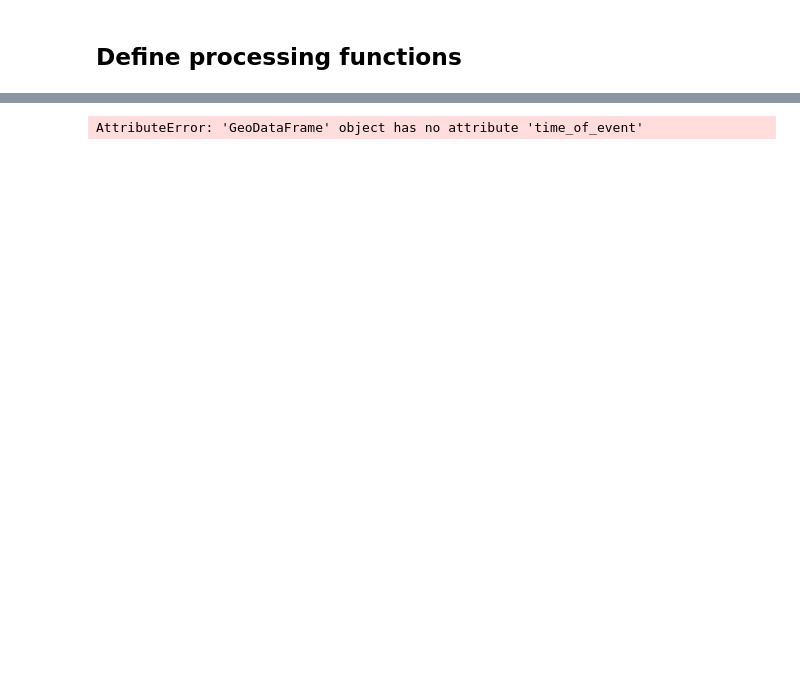
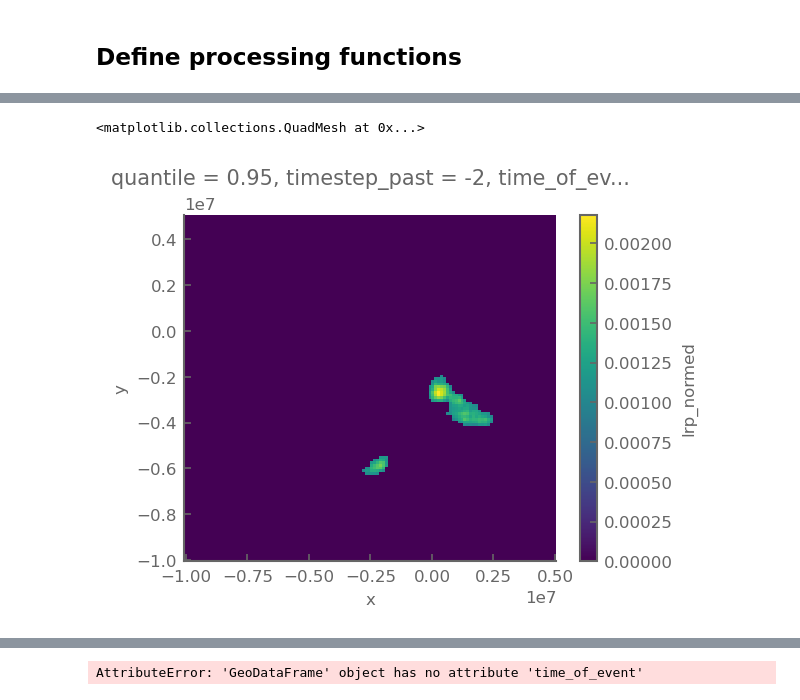
Before and after one commit to rguilcas/predict_rain_norway, a Jupyter notebook: diagnostics_newproj/paper/processing.ipynb, the cells around one changed output, grey strips where cells are left out. Cells and saved outputs as stored; diff of their text form; code cells hidden in the pictures; blank space fills up the shorter version.

```diff
--- a/diagnostics_newproj/paper/processing.ipynb
+++ b/diagnostics_newproj/paper/processing.ipynb
@@ -383,0 +511,19 @@ ValueError: GeoDataFrame contains multiple geometry columns but GeoDataFrame.to_
+# %%
+time_of_event = '2024-12-18'
+timestep_past=-2
+gdf_patches, data = segments_from_attribution_grid_watershed_v2(time_of_event,timestep_past, ds_attrs,abs_threshold = 0.001, rolling=5)
+data = data.rio.write_crs(proj)
+img = data.rolling(x=rolling, y=rolling, center=True).mean()
+img_filter = img.where(np.abs(img)>abs_threshold).fillna(0)
+img_filter = np.abs(img_filter)
+cyclones_gdf_day = get_cyclones_for_day(time_of_event, timestep_past)
+gdf_patches = attribution_patches_to_cyclones(gdf_patches, cyclones_gdf_day, buffer=500_000)
+gdf_patches_cyclones = group_cyclones(gdf_patches)
+gdf_patches_cyclones['time_of_event'] = time_of_event
+gdf_patches_cyclones['timestep_past'] = timestep_past
+
+fig, ax = plt.subplots()
+img_filter.plot()
+# %% [output]
+<matplotlib.collections.QuadMesh at 0x...>
+[figure, added]
```
Also changed, not shown: parts of 16 cells of this notebook, 7 other files.
